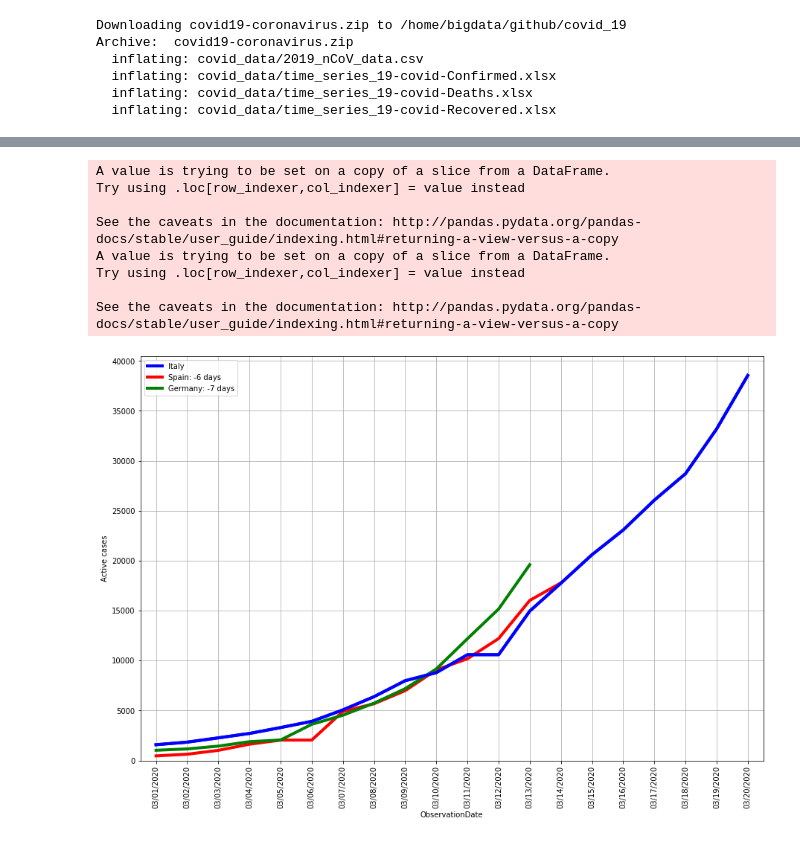
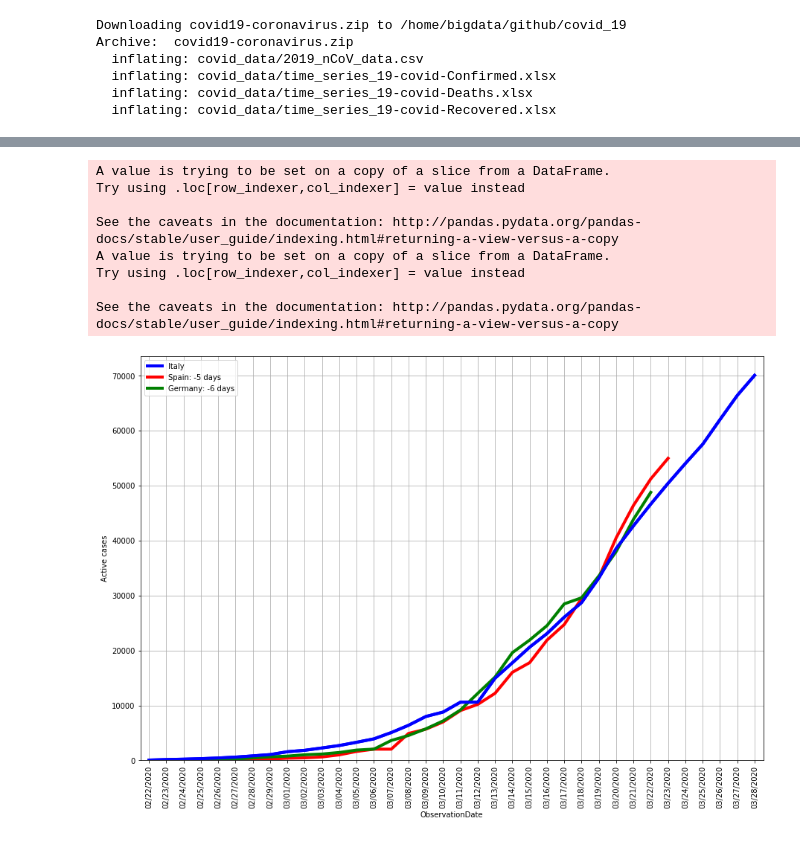
Before and after one commit to jecaro094/covid_19, a Jupyter notebook: covid.ipynb, the cells around one changed output, grey strips where cells are left out. Cells and saved outputs as stored; diff of their text form; code cells hidden in the pictures.

```diff
--- a/covid.ipynb
+++ b/covid.ipynb
@@ -164,7 +164,7 @@ import numpy as np
 
 # Country lists
 df_list = []
-last_days_to_show = 20
+last_days_to_show = 36
 color_vector = ['blue','red','green']
 country_names = ['Italy','Spain','Germany']
 days_window_size = 20 # to define a range = [-20,20] in order to obtain RMS.
@@ -188,31 +188,31 @@ for i, df_country in enumerate(df_list):
         df_country_shifted, optimal_day = optimal_shifted_df(df_italy, df_country, days_window_size)
         globals()['ax_'+str(i)] = df_country_shifted.tail(last_days_to_show).plot(kind='line', lw=4, color=color_vector[i], grid=True, figsize=(15,10), x=date_field, y='Active', ax=ax)
         country_names[i] += ': ' + str(optimal_day) + ' days'
 
 
     #globals()['ax_'+str(i)] = df_country.plot(kind='bar', alpha=0.3, legend=False, color=color_vector[i], grid=True, figsize=(15,10), x='ObservationDate', y='NewCases', ax=ax)
 ax_0 = df_italy.tail(last_days_to_show).plot(kind='line', lw=4, color=color_vector[0], grid=True, figsize=(15,10), x=date_field, y='Active', ax=ax)
 
 #ax_1 = df_country.plot(kind='line', legend=True, lw=4, color='blue', grid=True, figsize=(15,10), x='ObservationDate', y='NewCases', ax=ax)
 #df_country_shifted = optimal_shifted_df(df_country, days_range)
 #ax_2 = df_country_shifted.plot(kind='line', legend=True, lw=4, color='red', grid=True, figsize=(15,10), x='ObservationDate', y='NewCases', ax=ax)
 
 
 ax_0 = df_italy.tail(last_days_to_show).plot(kind='bar', alpha=0, legend=False, color='blue', grid=True, figsize=(15,10), x=date_field, y='Active', ax=ax)
 
 
 ax.set_ylabel("Active cases")
 ax.legend(country_names)
 
 # Plot the data
 plt.show()
 # %% [output]
 A value is trying to be set on a copy of a slice from a DataFrame.
 Try using .loc[row_indexer,col_indexer] = value instead
 
 See the caveats in the documentation: http://pandas.pydata.org/pandas-docs/stable/user_guide/indexing.html#returning-a-view-versus-a-copy
 A value is trying to be set on a copy of a slice from a DataFrame.
 Try using .loc[row_indexer,col_indexer] = value instead
 
 See the caveats in the documentation: http://pandas.pydata.org/pandas-docs/stable/user_guide/indexing.html#returning-a-view-versus-a-copy
-[figure, old version]
+[figure, new version]
```
Also changed, not shown: parts of 1 cell of this notebook, 1 other file.
